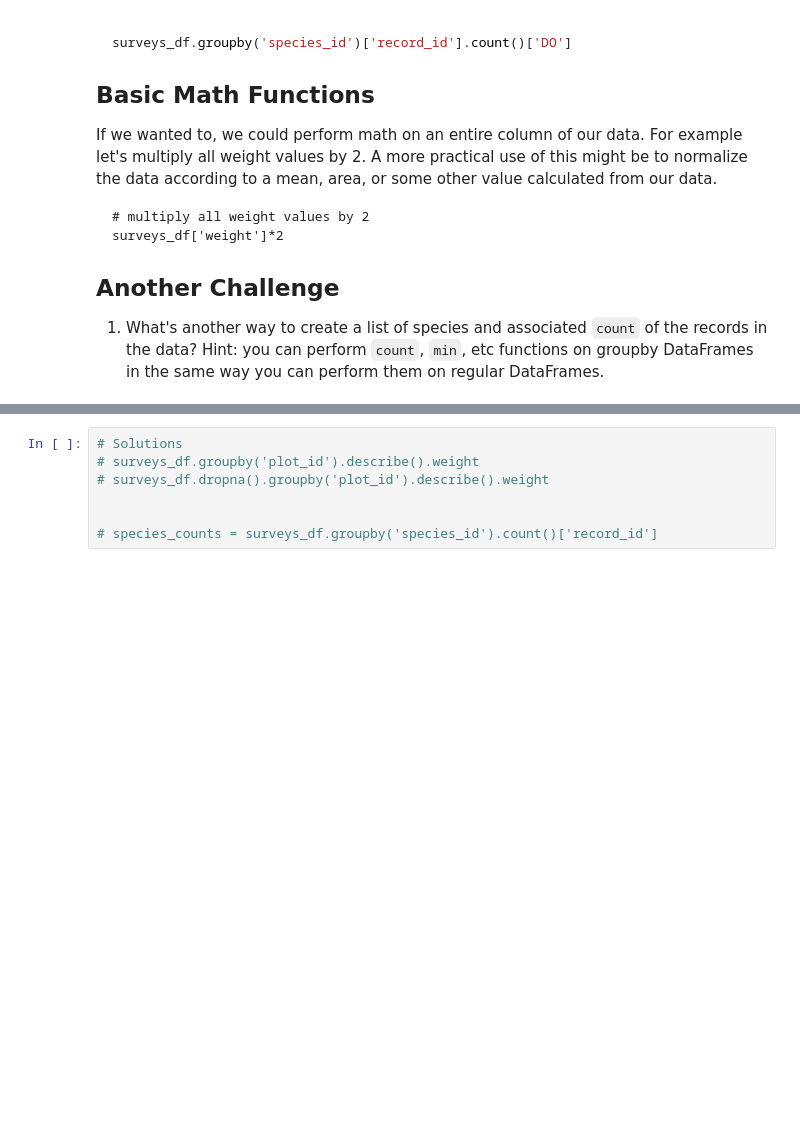
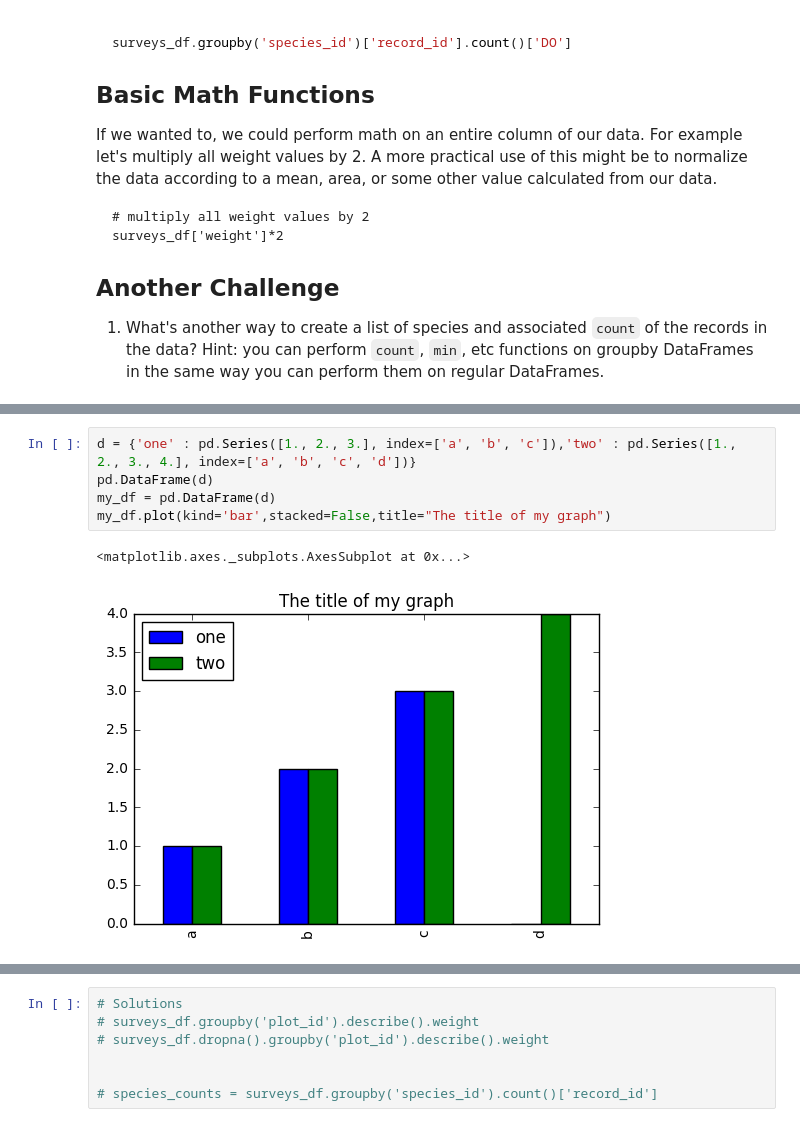
Before and after one commit to raid3500/ipynb, a Jupyter notebook: 01-starting-with-data.ipynb, the cells around one changed output, grey strips where cells are left out. Drawn from its saved outputs; the diff is of its cells as text; blank space fills up the shorter version.

```diff
--- a/01-starting-with-data.ipynb
+++ b/01-starting-with-data.ipynb
@@ -477,3 +597,11 @@ total_count.plot(kind='bar');
+# %%
+d = {'one' : pd.Series([1., 2., 3.], index=['a', 'b', 'c']),'two' : pd.Series([1., 2., 3., 4.], index=['a', 'b', 'c', 'd'])}
+pd.DataFrame(d)
+my_df = pd.DataFrame(d)
+my_df.plot(kind='bar',stacked=False,title="The title of my graph")
+# %% [output]
+<matplotlib.axes._subplots.AxesSubplot at 0x...>
+[figure, added]
 # %% [markdown]
 # Summary Plotting Challenge
 
```
Also changed, not shown: parts of 9 cells of this notebook, 3 other files.
